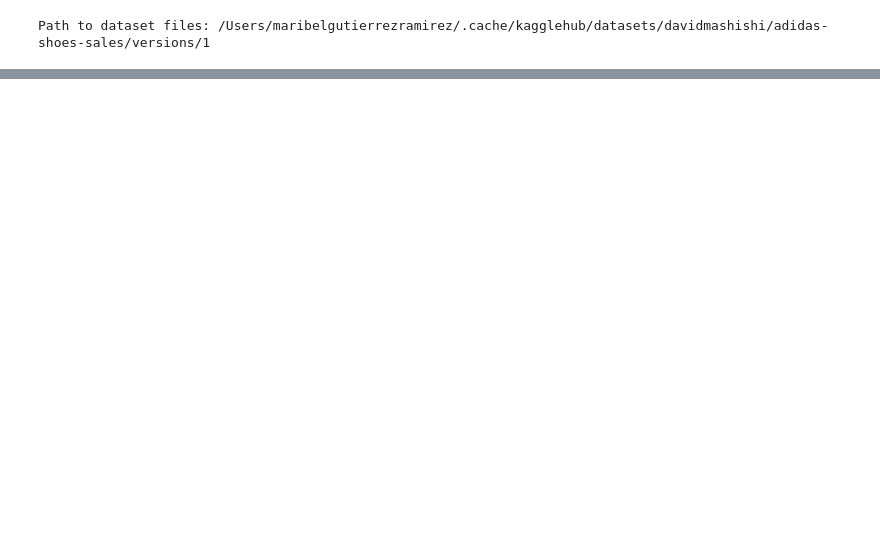
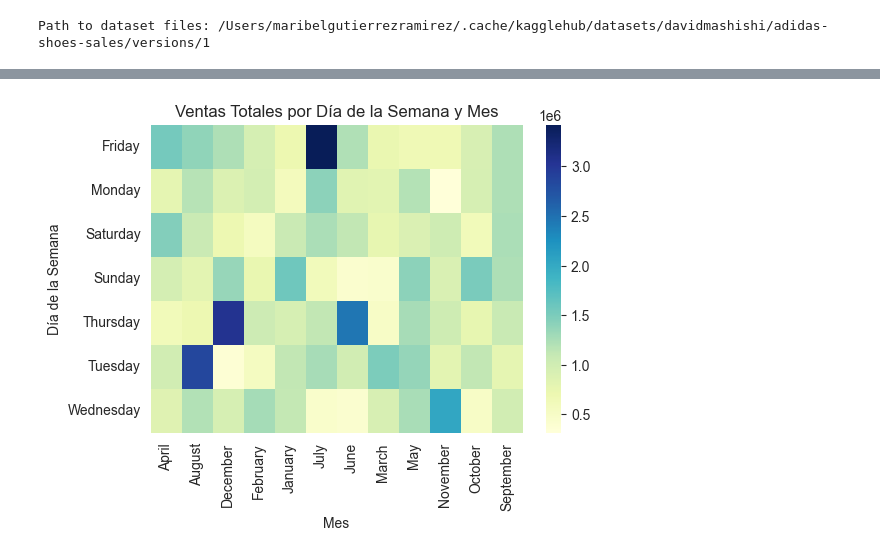
Before and after one commit to Factoria-F5-madrid/EDA_MaribelGutierrezRamirez, a Jupyter notebook: EDA_Adidas.ipynb, the cells around one changed output, grey strips where cells are left out. Cells and saved outputs as stored; diff of their text form; code cells hidden in the pictures; blank space fills up the shorter version.

```diff
--- a/EDA_Adidas.ipynb
+++ b/EDA_Adidas.ipynb
@@ -50,0 +219,16 @@ Archivos en el directorio: ['Adidas Shoe Sales.csv']
+# %%
+# ¿Cuáles son los días y meses con mayor volumen de ventas?
+# Extrae el mes y el día de la semana de la fecha de la factura
+df['Month_Name'] = df['Invoice_Date'].dt.month_name()
+df['Day_of_Week'] = df['Invoice_Date'].dt.day_name()
+
+# Crea un mapa de calor para ver la relación entre el día de la semana y el mes
+sales_heatmap = df.pivot_table(index='Day_of_Week', columns='Month_Name', values='Total_Sales', aggfunc='sum')
+
+sns.heatmap(sales_heatmap, cmap='YlGnBu')
+plt.title('Ventas Totales por Día de la Semana y Mes')
+plt.xlabel('Mes')
+plt.ylabel('Día de la Semana')
+plt.show()
+# %% [output]
+[figure, added]
```
Also changed, not shown: parts of 19 cells of this notebook.
